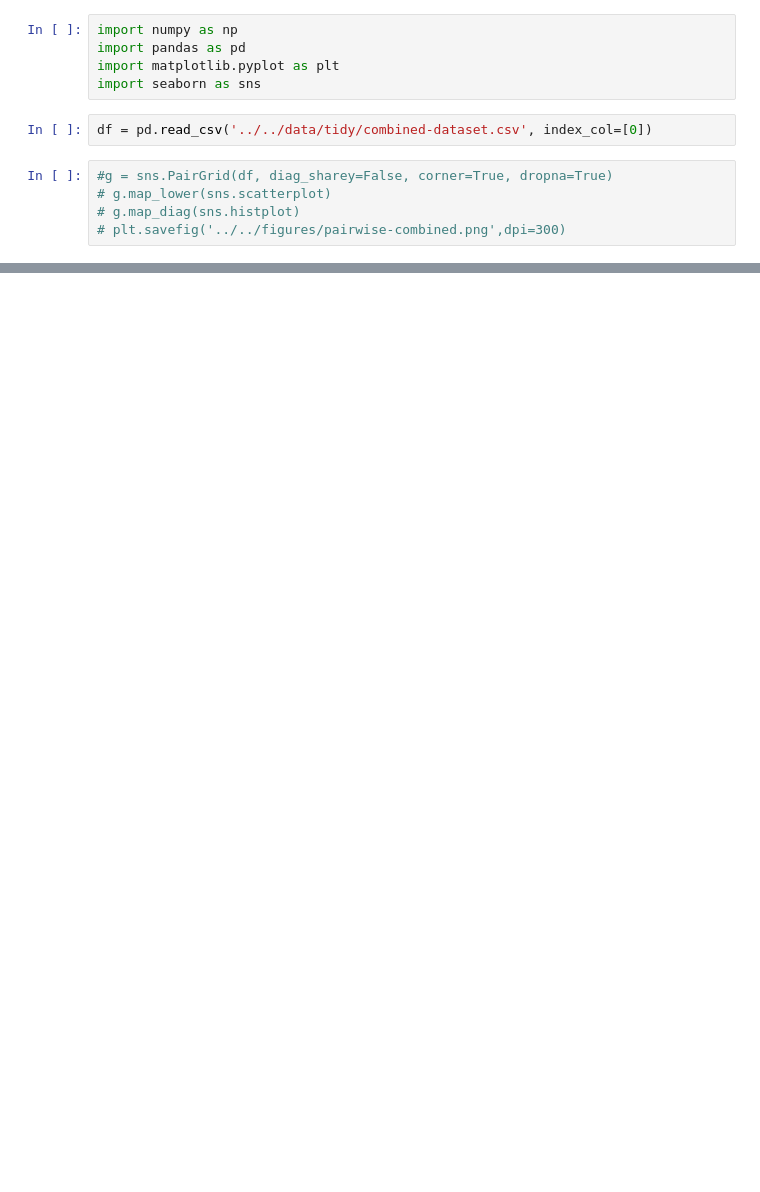
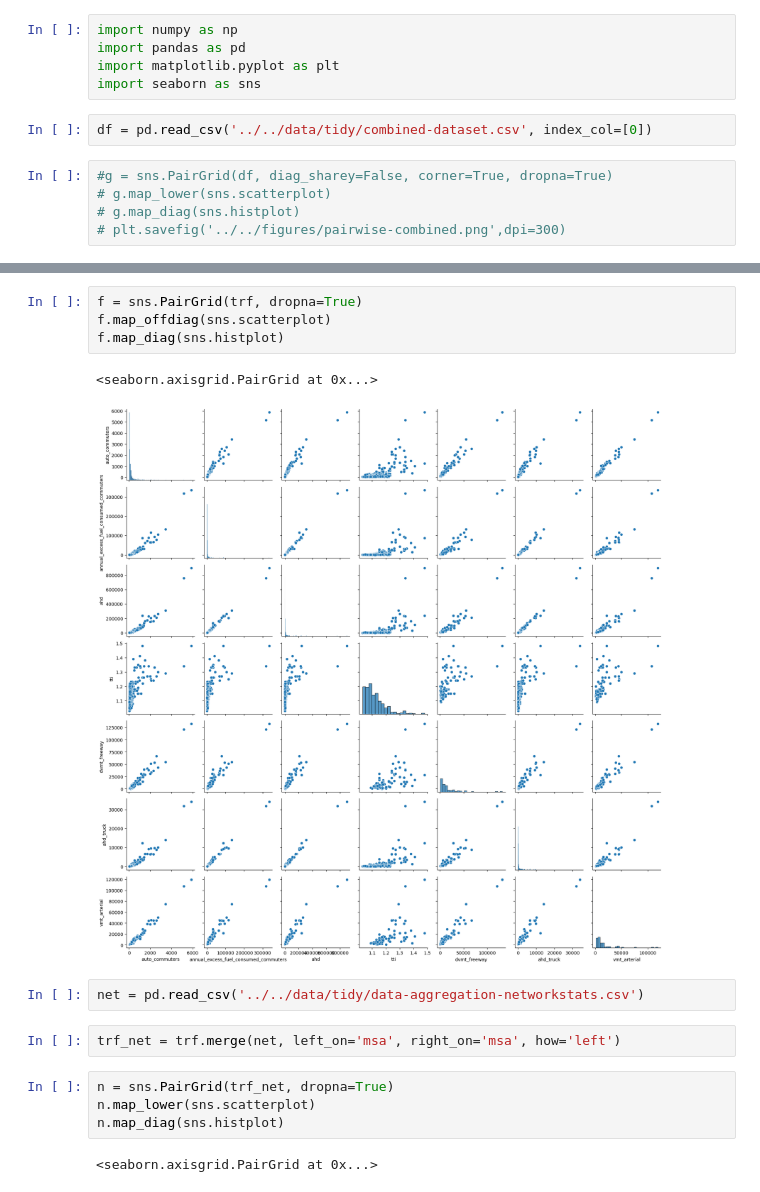
Before and after one commit to narslab/msa-emission-typologies, a Jupyter notebook: bin/jupyter/Mobility-exploration.ipynb, the cells around one changed output, grey strips where cells are left out. Drawn from its saved outputs; the diff is of its cells as text; blank space fills up the shorter version.

```diff
--- a/bin/jupyter/Mobility-exploration.ipynb
+++ b/bin/jupyter/Mobility-exploration.ipynb
@@ -33,0 +33,17 @@ g.map_diag(sns.histplot)
+# %%
+f = sns.PairGrid(trf, dropna=True)
+f.map_offdiag(sns.scatterplot)
+f.map_diag(sns.histplot)
+# %% [output]
+<seaborn.axisgrid.PairGrid at 0x...>
+[figure, added]
+# %%
+net = pd.read_csv('../../data/tidy/data-aggregation-networkstats.csv')
+# %%
+trf_net = trf.merge(net, left_on='msa', right_on='msa', how='left')
+# %%
+n = sns.PairGrid(trf_net, dropna=True)
+n.map_lower(sns.scatterplot)
+n.map_diag(sns.histplot)
+# %% [output]
+<seaborn.axisgrid.PairGrid at 0x...>
```
Also changed, not shown: parts of 4 cells of this notebook, 1 other file.
